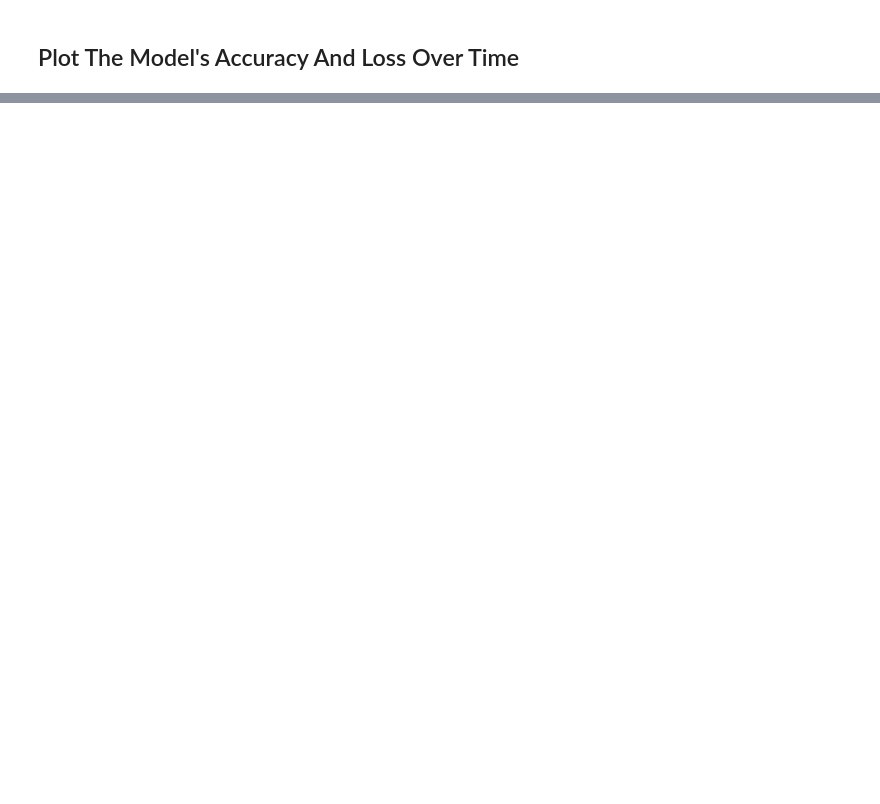
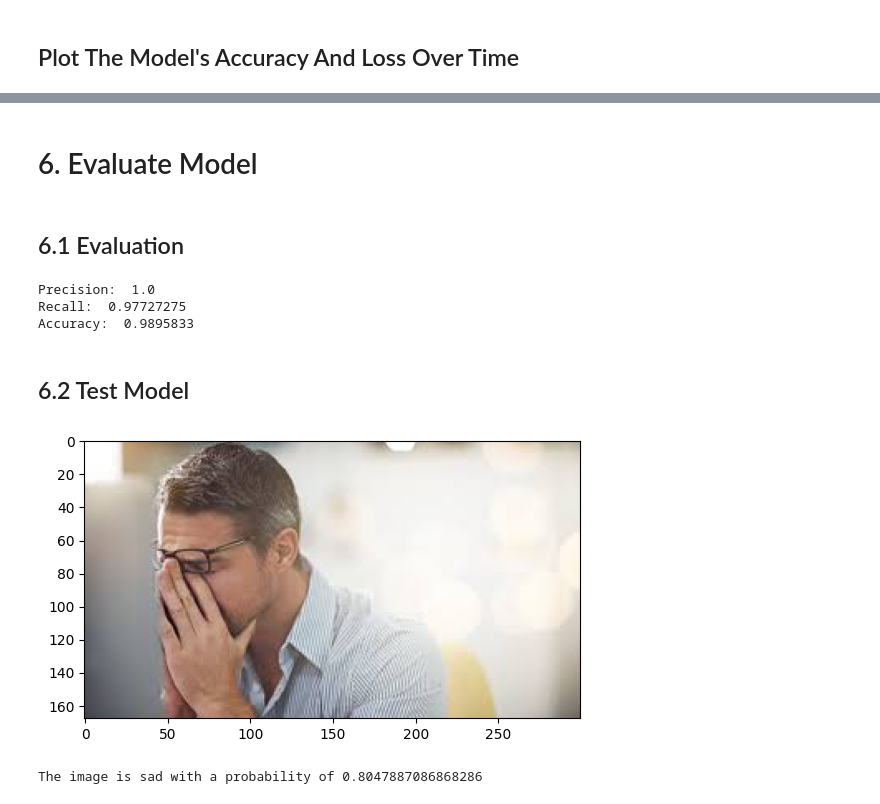
Before and after one commit to Cayde-88/machine-learning-projects, a Jupyter notebook: Deep_learning/Computer_Vision/Image_Classification/Human_Expression_Classifier.ipynb, the cells around one changed output, grey strips where cells are left out. Saved outputs shown, nothing was run; the diff lists cells and outputs as text; code cells hidden in the pictures; blank space fills up the shorter version.

```diff
--- a/Deep_learning/Computer_Vision/Image_Classification/Human_Expression_Classifier.ipynb
+++ b/Deep_learning/Computer_Vision/Image_Classification/Human_Expression_Classifier.ipynb
@@ -237,0 +265,4 @@ Epoch 20/20
+# %% [markdown]
+# 6. Evaluate Model
+# %% [markdown]
+## 6.1 Evaluation
@@ -237,0 +283,35 @@ Epoch 20/20
+# %%
+# Print the metrics
+
+print("Precision: ", precision.result().numpy())
+print("Recall: ", recall.result().numpy())
+print("Accuracy: ", accuracy.result().numpy())
+# %% [output]
+Precision:  1.0
+Recall:  0.97727275
+Accuracy:  0.9895833
+# %% [markdown]
+## 6.2 Test Model
+# %%
+# Load unseen data
+
+img = cv2.imread('data/unseen_data/sad-1.jpg')
+plt.imshow(cv2.cvtColor(img, cv2.COLOR_BGR2RGB))
+plt.show()
+# %% [output]
+[figure, added]
+# %%
+# Resize the image
+resize_img = tf.image.resize(img, (256, 256))
+
+# Predict the image
+# The purpose of the np.expand_dims is to add a dimension to the image to make it 4 dimensional, as the model is expecting a batch of images
+prediction = model.predict(np.expand_dims(resize_img/255, axis = 0))
+
+# Print the prediction
+if prediction > 0.5:
+    print(f"The image is sad with a probability of {prediction[0][0]}")
+else:
+    print(f"The image is happy with a probability of {1 - prediction[0][0]}")
+# %% [output]
+The image is sad with a probability of 0.8047887086868286
```
Also changed, not shown: parts of 22 cells of this notebook, 3 other files.
